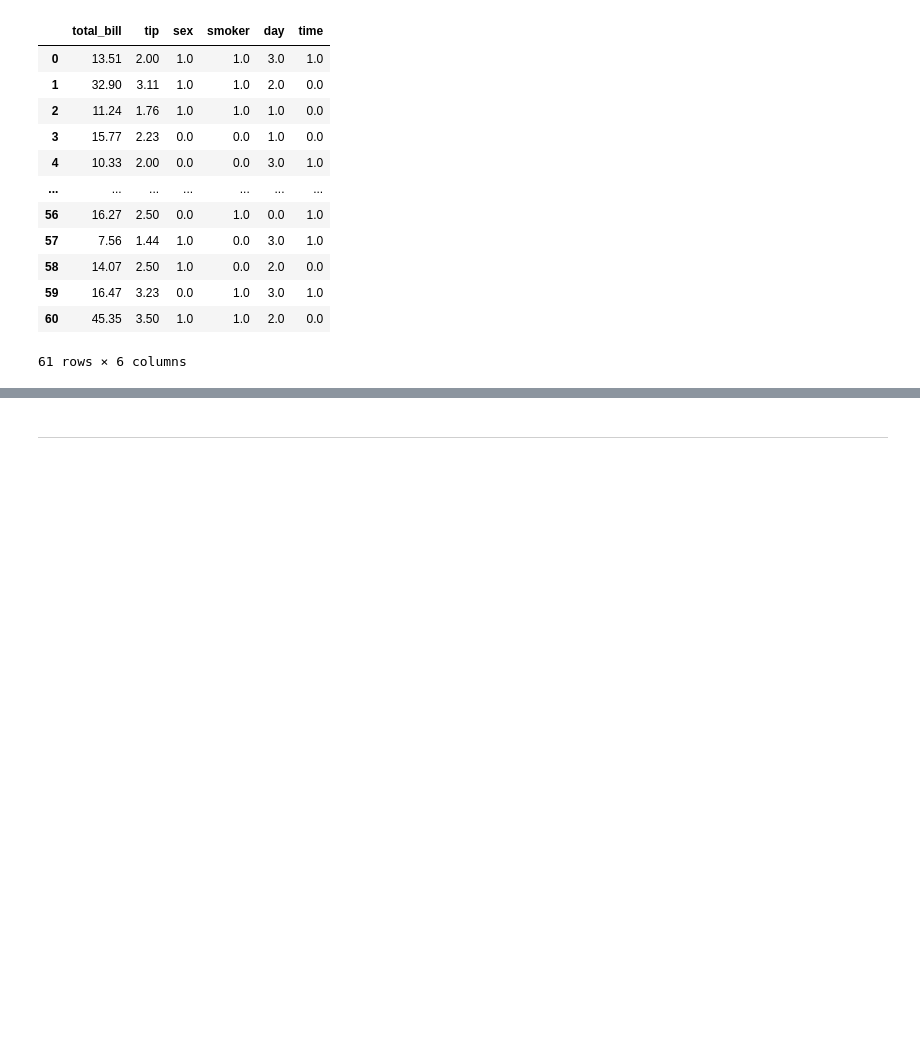
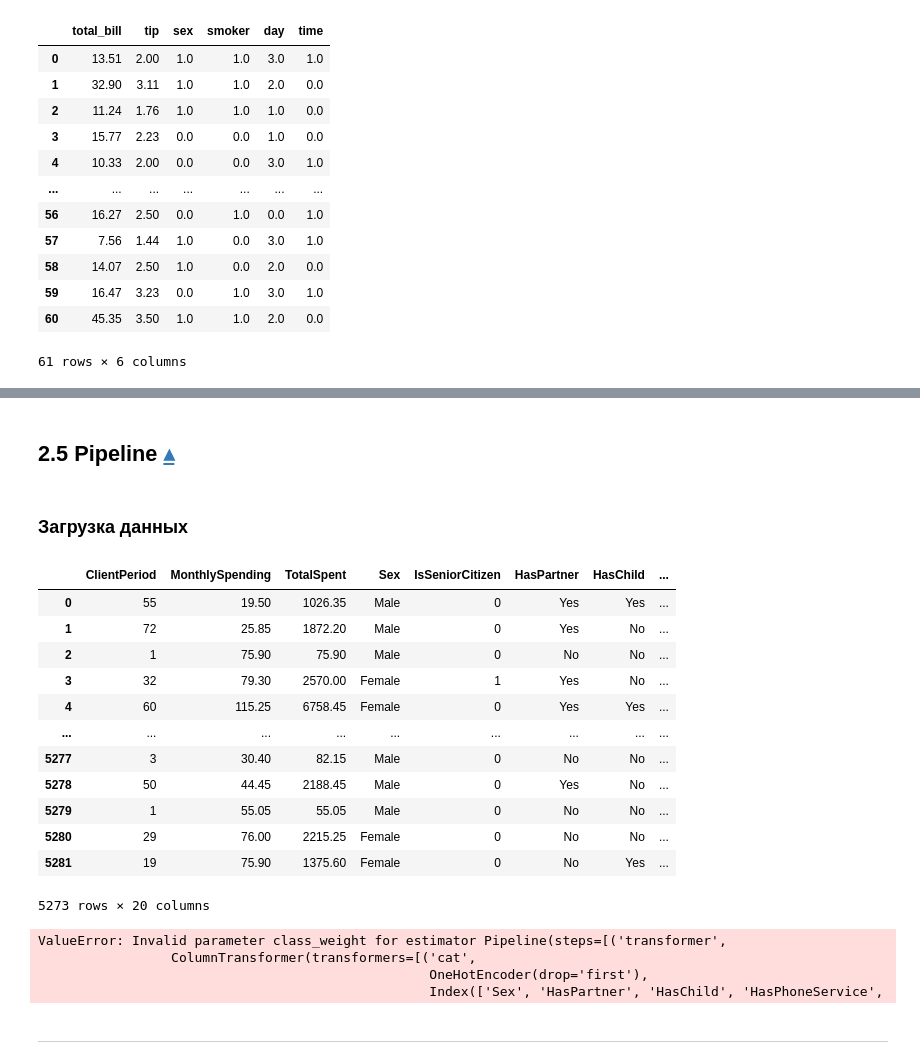
Before and after one commit to mustdayker/ds_learn, a Jupyter notebook: implementation_book.ipynb, the cells around one changed output, grey strips where cells are left out. Drawn from its saved outputs; the diff is of its cells as text; code cells hidden in the pictures; blank space fills up the shorter version.

```diff
--- a/implementation_book.ipynb
+++ b/implementation_book.ipynb
@@ -461,0 +417,37 @@ grid_search = GridSearchCV(estimator=pipe,
+# %% [markdown]
+<a id='part_25'></a>
+## 2.5 Pipeline [▴](#head)
+# %% [markdown]
+### Загрузка данных
+# %%
+from sklearn.model_selection import train_test_split
+import pandas as pd
+import seaborn as sns
+import matplotlib.pyplot as plt
+
+df = pd.read_csv('datasets/train.csv')
+df['TotalSpent'] = pd.to_numeric(df['TotalSpent'], errors='coerce')
+df = df.dropna()
+
+X = df.drop(['Churn'], axis=1)
+y = df['Churn']
+
+X_train, X_test, y_train, y_test = train_test_split(X, y,
+                                                    random_state=12345,
+                                                    test_size=0.25,
+                                                    stratify=y)
+display(df)
+# %% [output]
+|  | ClientPeriod | MonthlySpending | TotalSpent | Sex | IsSeniorCitizen | HasPartner | HasChild | ... |
+| 0 | 55 | 19.50 | 1026.35 | Male | 0 | Yes | Yes | ... |
+| 1 | 72 | 25.85 | 1872.20 | Male | 0 | Yes | No | ... |
+| 2 | 1 | 75.90 | 75.90 | Male | 0 | No | No | ... |
+| 3 | 32 | 79.30 | 2570.00 | Female | 1 | Yes | No | ... |
+| 4 | 60 | 115.25 | 6758.45 | Female | 0 | Yes | Yes | ... |
+| ... | ... | ... | ... | ... | ... | ... | ... | ... |
+| 5277 | 3 | 30.40 | 82.15 | Male | 0 | No | No | ... |
+| 5278 | 50 | 44.45 | 2188.45 | Male | 0 | Yes | No | ... |
+| 5279 | 1 | 55.05 | 55.05 | Male | 0 | No | No | ... |
+| 5280 | 29 | 76.00 | 2215.25 | Female | 0 | No | No | ... |
+| 5281 | 19 | 75.90 | 1375.60 | Female | 0 | No | Yes | ... |
+5273 rows × 20 columns
@@ -462,3 +486,10 @@ grid_search = GridSearchCV(estimator=pipe,
+# %%
+gs_model = grid_search.fit(X_train, y_train)
+# %% [output]
+ValueError: Invalid parameter class_weight for estimator Pipeline(steps=[('transformer',
+                 ColumnTransformer(transformers=[('cat',
+                                                  OneHotEncoder(drop='first'),
+                                                  Index(['Sex', 'HasPartner', 'HasChild', 'HasPhoneService',
 # %% [markdown]
 ---
 # %% [markdown]
```
Also changed, not shown: parts of 6 cells of this notebook, 1 other file.
